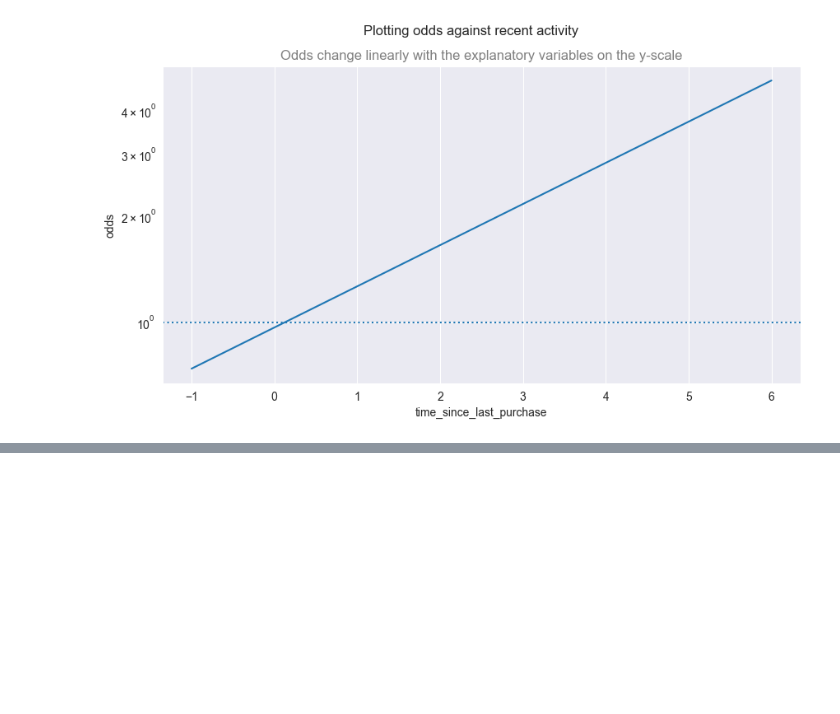
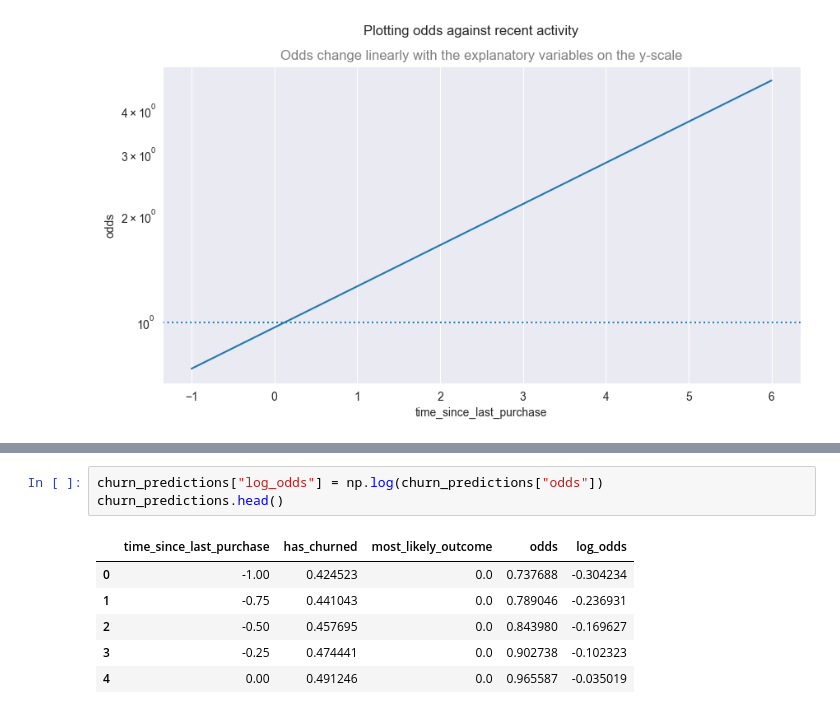
Before and after one commit to abhijeet-bhambere/python-ml-trail, a Jupyter notebook: regression-basics.ipynb, the cells around one changed output, grey strips where cells are left out. Saved outputs shown, nothing was run; the diff lists cells and outputs as text; blank space fills up the shorter version.

```diff
--- a/regression-basics.ipynb
+++ b/regression-basics.ipynb
@@ -1315,0 +1331,10 @@ plt.show()
+# %%
+churn_predictions["log_odds"] = np.log(churn_predictions["odds"])
+churn_predictions.head()
+# %% [output]
+|  | time_since_last_purchase | has_churned | most_likely_outcome | odds | log_odds |
+| 0 | -1.00 | 0.424523 | 0.0 | 0.737688 | -0.304234 |
+| 1 | -0.75 | 0.441043 | 0.0 | 0.789046 | -0.236931 |
+| 2 | -0.50 | 0.457695 | 0.0 | 0.843980 | -0.169627 |
+| 3 | -0.25 | 0.474441 | 0.0 | 0.902738 | -0.102323 |
+| 4 | 0.00 | 0.491246 | 0.0 | 0.965587 | -0.035019 |
```
Also changed, not shown: parts of 13 cells of this notebook.
